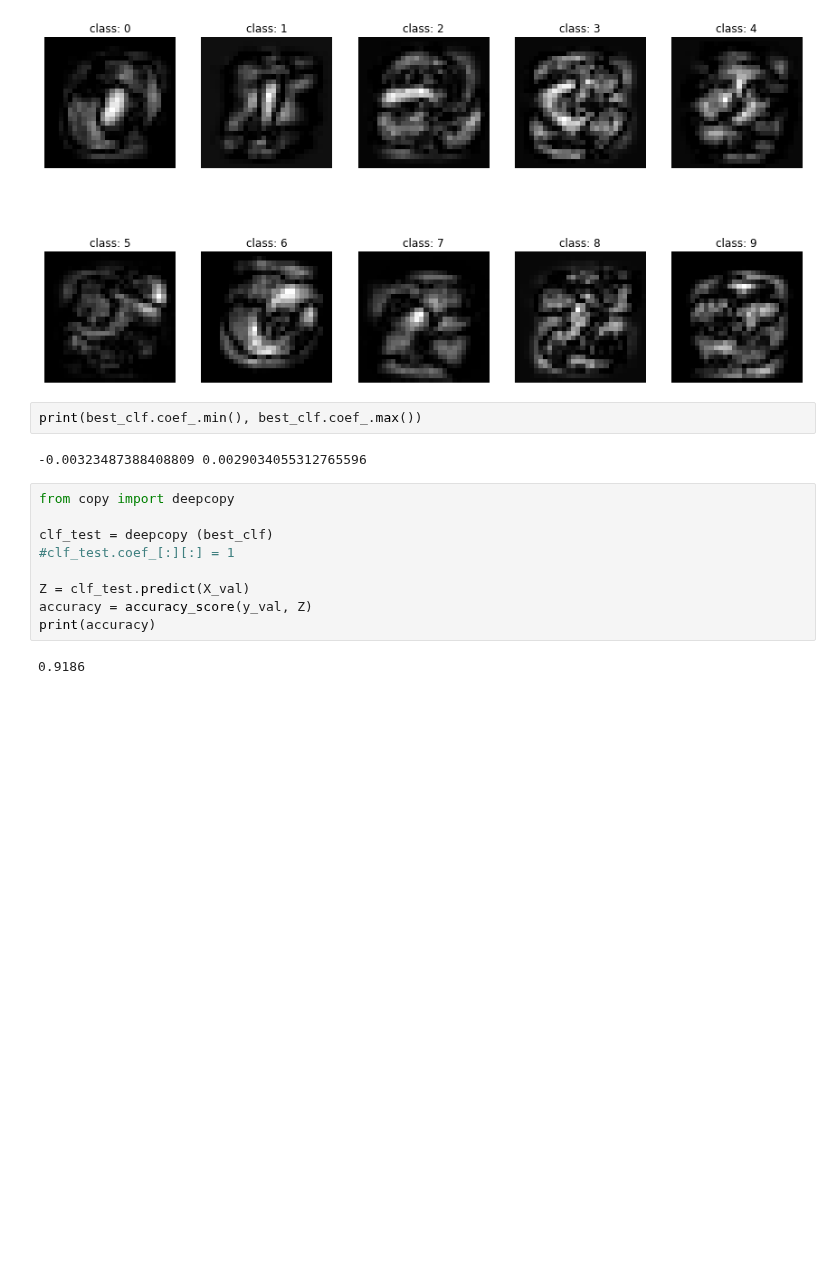
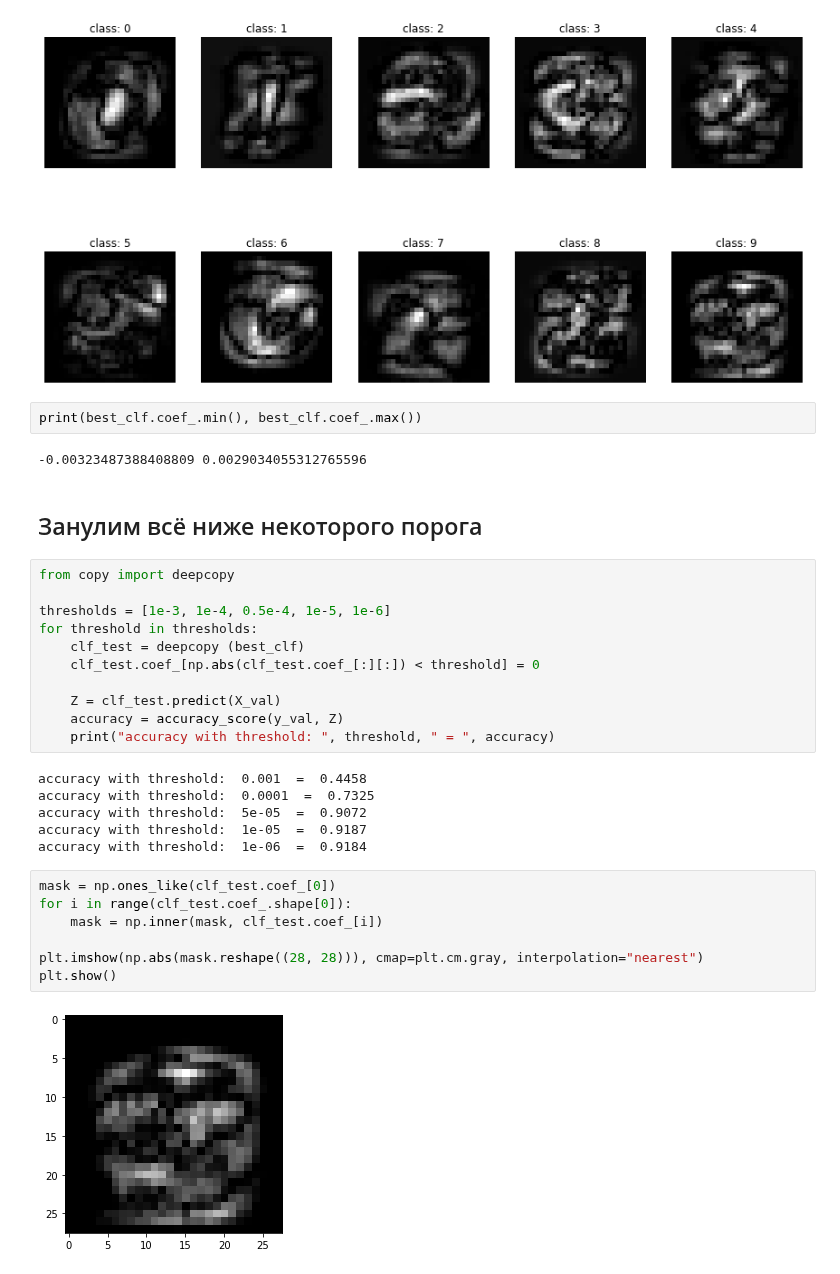
Before and after one commit to Altair200333/ML_tasks, a Jupyter notebook: task3/mnsit_classifires.ipynb, the cells around one changed output. Cells and saved outputs as stored; diff of their text form; blank space fills up the shorter version.

```diff
--- a/task3/mnsit_classifires.ipynb
+++ b/task3/mnsit_classifires.ipynb
@@ -145,14 +146,31 @@ for ax, image, label in zip(axes.reshape(-1), best_clf.coef_, best_clf.classes_)
 print(best_clf.coef_.min(), best_clf.coef_.max())
 # %% [output]
 -0.00323487388408809 0.0029034055312765596
+# %% [markdown]
+<h2>Занулим всё ниже некоторого порога</h2>
 # %%
 from copy import deepcopy
 
-clf_test = deepcopy (best_clf)
-#clf_test.coef_[:][:] = 1
+thresholds = [1e-3, 1e-4, 0.5e-4, 1e-5, 1e-6]
+for threshold in thresholds:
+    clf_test = deepcopy (best_clf)
+    clf_test.coef_[np.abs(clf_test.coef_[:][:]) < threshold] = 0
 
-Z = clf_test.predict(X_val)
-accuracy = accuracy_score(y_val, Z)
-print(accuracy)
+    Z = clf_test.predict(X_val)
+    accuracy = accuracy_score(y_val, Z)
+    print("accuracy with threshold: ", threshold, " = ", accuracy)
 # %% [output]
-0.9186
+accuracy with threshold:  0.001  =  0.4458
+accuracy with threshold:  0.0001  =  0.7325
+accuracy with threshold:  5e-05  =  0.9072
+accuracy with threshold:  1e-05  =  0.9187
+accuracy with threshold:  1e-06  =  0.9184
+# %%
+mask = np.ones_like(clf_test.coef_[0])
+for i in range(clf_test.coef_.shape[0]):
+    mask = np.inner(mask, clf_test.coef_[i])
+
+plt.imshow(np.abs(mask.reshape((28, 28))), cmap=plt.cm.gray, interpolation="nearest")
+plt.show()
+# %% [output]
+[figure, added]
```
Also changed, not shown: parts of 2 cells of this notebook.
